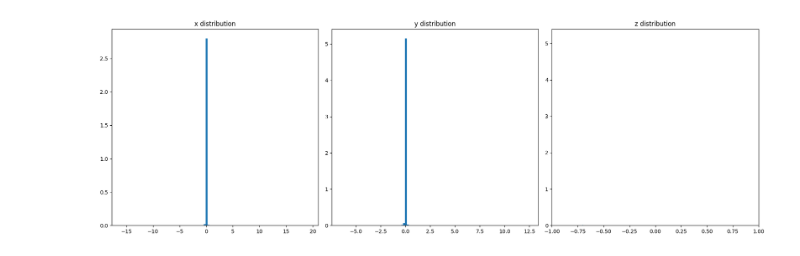
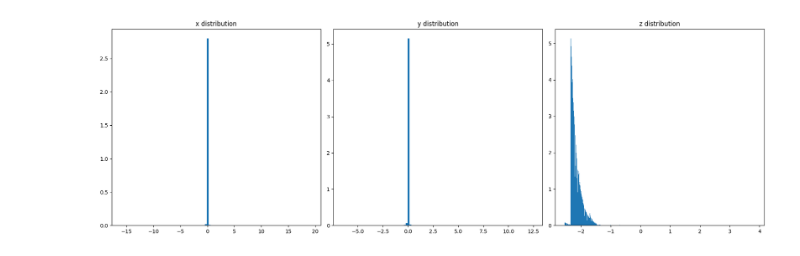
Before and after one commit to lfpc/MuonsAndMatter, a Jupyter notebook: data/see_input.ipynb, the cells around one changed output. Saved outputs shown, nothing was run; the diff lists cells and outputs as text; code cells hidden in the pictures.

```diff
--- a/data/see_input.ipynb
+++ b/data/see_input.ipynb
@@ -72,16 +92,15 @@ p_old = np.sqrt(px_old**2+py_old**2+pz_old**2)
 # %%
 fig, axes = plt.subplots(1, 3, figsize=(18, 6))
 
 axes[0].hist(x*100, bins=100, density = True)
 axes[0].set_title('x distribution')
 
 axes[1].hist(y*100, bins=100, density = True)
 axes[1].set_title('y distribution')
 
 axes[2].hist(z, bins='auto', density = True)
 axes[2].set_title('z distribution')
-axes[2].set_xlim(-1,1)
 plt.tight_layout()
 plt.show()
 # %% [output]
-[figure, old version]
+[figure, new version]
```
Also changed, not shown: parts of 13 cells of this notebook, 7 other files.
